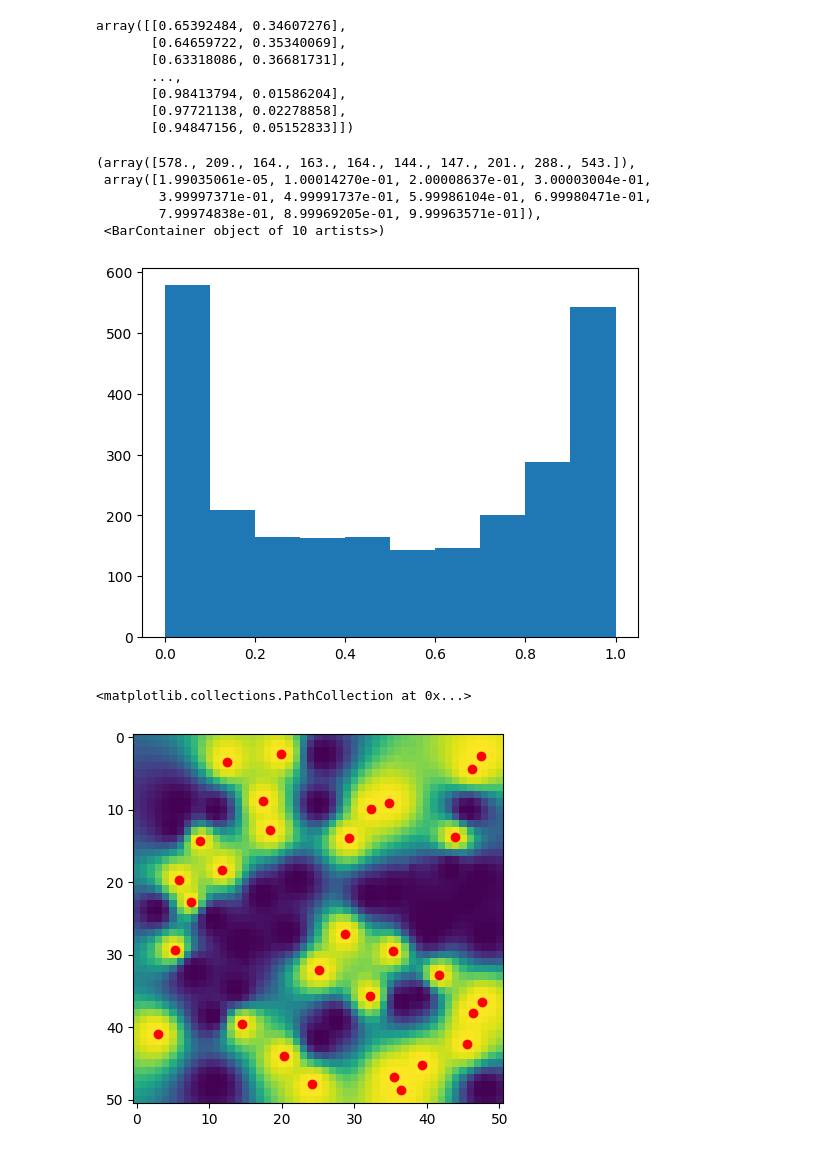
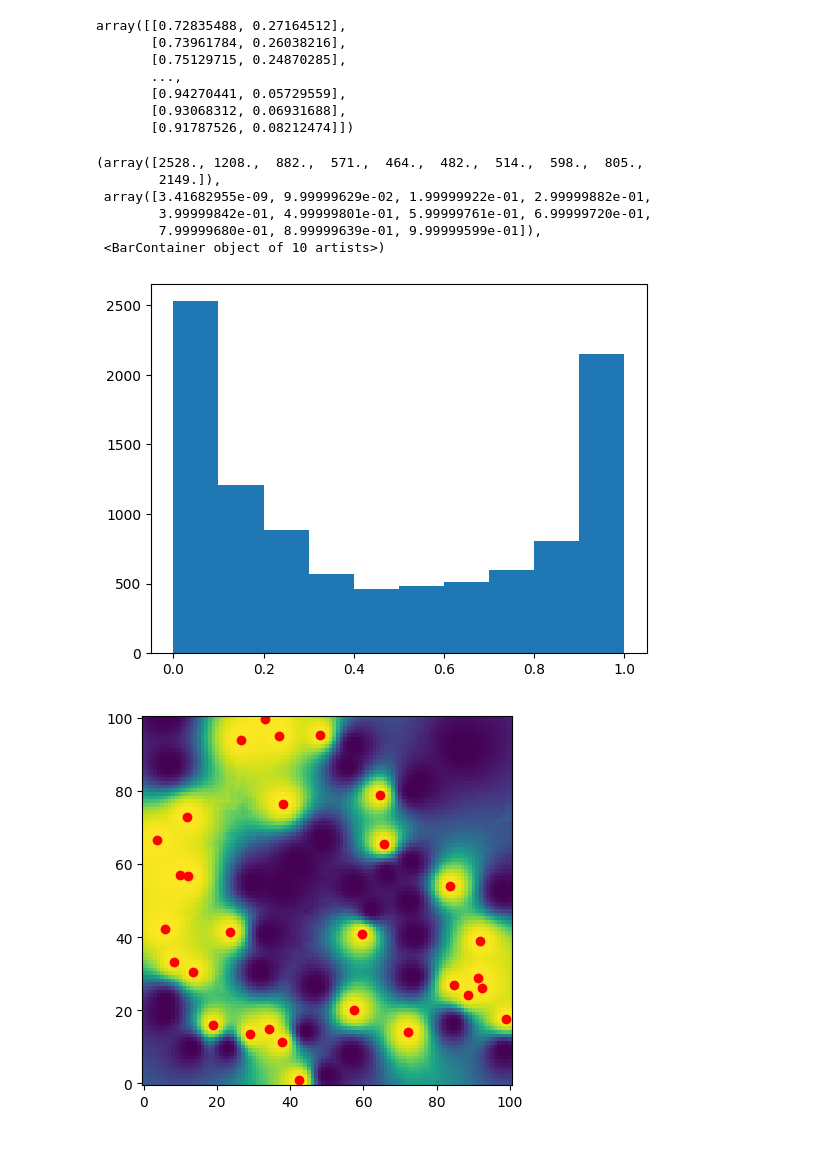
Before and after one commit to danillorobertopereira/fema, a Jupyter notebook: notebook/FEMaClustering3D.ipynb, the cells around one changed output. Cells and saved outputs as stored; diff of their text form; code cells hidden in the pictures.

```diff
--- a/notebook/FEMaClustering3D.ipynb
+++ b/notebook/FEMaClustering3D.ipynb
@@ -289,7 +299,7 @@ x_min, x_max = 0, 100
 y_min, y_max = 0, 100
 
 # Definindo o passo
-step = 2
+step = 1
 
 # Gerando os pontos usando np.meshgrid
 x_values = np.arange(x_min, x_max + step, step)
@@ -398,13 +413,13 @@ plt.show()
 # %%
 prob
 # %% [output]
-array([[0.65392484, 0.34607276],
-       [0.64659722, 0.35340069],
-       [0.63318086, 0.36681731],
+array([[0.72835488, 0.27164512],
+       [0.73961784, 0.26038216],
+       [0.75129715, 0.24870285],
        ...,
-       [0.98413794, 0.01586204],
-       [0.97721138, 0.02278858],
-       [0.94847156, 0.05152833]])
+       [0.94270441, 0.05729559],
+       [0.93068312, 0.06931688],
+       [0.91787526, 0.08212474]])
 # %%
 pred_img = np.array(prob[:,1]).reshape((xx.shape[0],yy.shape[0]))
 pred_img = pred_img
@@ -412,16 +427,19 @@ pred_img = pred_img
 
 plt.hist(pred_img.ravel())
 # %% [output]
-(array([578., 209., 164., 163., 164., 144., 147., 201., 288., 543.]),
- array([1.99035061e-05, 1.00014270e-01, 2.00008637e-01, 3.00003004e-01,
-        3.99997371e-01, 4.99991737e-01, 5.99986104e-01, 6.99980471e-01,
-        7.99974838e-01, 8.99969205e-01, 9.99963571e-01]),
+(array([2528., 1208.,  882.,  571.,  464.,  482.,  514.,  598.,  805.,
+        2149.]),
+ array([3.41682955e-09, 9.99999629e-02, 1.99999922e-01, 2.99999882e-01,
+        3.99999842e-01, 4.99999801e-01, 5.99999761e-01, 6.99999720e-01,
+        7.99999680e-01, 8.99999639e-01, 9.99999599e-01]),
  <BarContainer object of 10 artists>)
-[figure, old version]
+[figure, new version]
 # %%
 plt.imshow(pred_img)
-plt.scatter(points[:,0]/2,points[:,1]/2,c='red')
+plt.scatter(points[:,0],points[:,1],c='red')
+plt.gca().invert_yaxis()
+
+plt.show()
 # %% [output]
-<matplotlib.collections.PathCollection at 0x...>
-[figure, old version]
+[figure, new version]
 # %%
```
Also changed, not shown: parts of 22 cells of this notebook, 2 other files.
